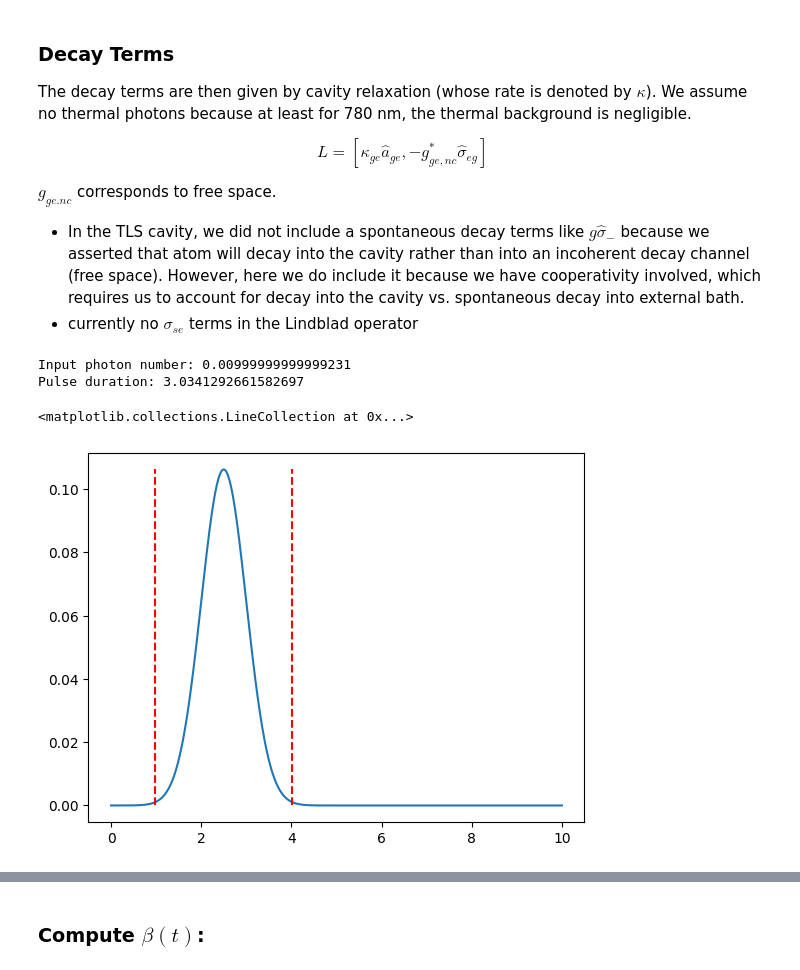
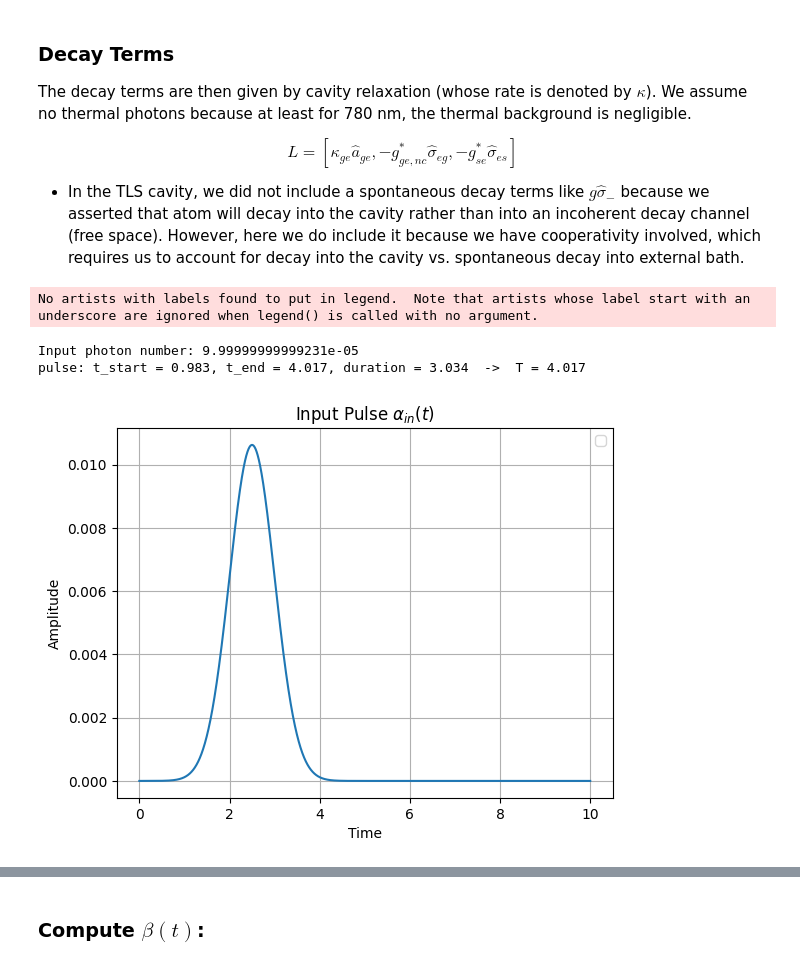
Before and after one commit to brianac687/rbq, a Jupyter notebook: 3LS/three_level_one_cavity.ipynb, the cells around one changed output, grey strips where cells are left out. Cells and saved outputs as stored; diff of their text form; code cells hidden in the pictures.

```diff
--- a/3LS/three_level_one_cavity.ipynb
+++ b/3LS/three_level_one_cavity.ipynb
@@ -89,10 +123,6 @@ $$ H = (\kappa_{ge} \alpha_{in}(t) \hat{a}^\dagger_{ge} + h.c.) + (g_{se}\beta(t
 ### Decay Terms
 The decay terms are then given by cavity relaxation (whose rate is denoted by $\kappa$). We assume no thermal photons because at least for 780 nm, the thermal background is negligible.
 
-$$ L = [\kappa_{ge} \hat{a}_{ge},  -{g_{ge,nc}^*}\hat{\sigma}_{eg}] $$
-
-
-$g_{ge.nc}$ corresponds to free space.
+$$ L = [\kappa_{ge} \hat{a}_{ge},  -{g_{ge,nc}^*}\hat{\sigma}_{eg}, -g_{se}^* \hat{\sigma}_{es}] $$
 
 - In the TLS cavity, we did not include a spontaneous decay terms like $g\hat{\sigma}_-$ because we asserted that atom will decay into the cavity rather than into an incoherent decay channel (free space). However, here we do include it because we have cooperativity involved, which requires us to account for decay into the cavity vs. spontaneous decay into external bath.
-- currently no $\sigma_{se}$ terms in the Lindblad operator
@@ -120,41 +130,72 @@ sig_sg_full = tensor(qeye(N_cav), sigma_sg)
 # Simulation Parameters
 time_final = 10 # total simulation time
 N = 8000 # number of time steps
 
 # Input Signal Parameters
 mu, sigma = 2.5, 0.5 # defined for a Gaussian input pulse
 
 # Returned area-normalized Gaussian
 def gaussian(mu, sigma, t):
     return np.sqrt(1/(sigma*np.sqrt(np.pi))) * np.exp(-((t-mu)**2) / (2*sigma**2))
 
+amp = 0.01
 ### INPUT COHERENT STATE
 def alpha_in(t):
-    amp = 0.1 # small amplitude
+    # n_in = amp^2
+    #   amp = 0.1   -> n_in = 1e-2, eta = 0.9836 (0.65% loss)
+    #   amp = 0.01  -> n_in = 1e-4, eta = 0.98997
+    #   amp = 0.001 -> n_in = 1e-6, eta = 0.99004  <- ceiling is 0.990099
+
+    #return 0.3*amp*(gaussian(mu, sigma, t)) + 0.7*amp*gaussian(mu, sigma, t)*np.sin(t-mu)
+
     return amp*(gaussian(mu, sigma, t))
+
+def alpha_in_orthogonal(t):
+    return amp*gaussian(mu, sigma, t)*np.sin(t-mu)   # orthogonal to the original Gaussian
+
+def alpha_in_superposition(t):
+    return 0.5*alpha_in(t) + 0.5*alpha_in_orthogonal(t)
+
 
 time = np.linspace(0, time_final, N)
 alpha = alpha_in(time) # input signal
+
 input_photon_number = integrate.simps(alpha**2, time)
 print("Input photon number:", input_photon_number)
 
 def get_pulse_duration(alpha_in, time, threshold=0.01):
+    """(t_start, t_end, duration) of the region where |alpha_in| exceeds `threshold` of its max."""
     max_amplitude = np.max(np.abs(alpha_in(time)))
-    significant_indices = np.where(np.abs(alpha_in(time)) > threshold * max_amplitude)[0]
+    significant_indices = np.where(np.abs(alpha_in(time)) > threshold*max_amplitude)[0]
     if len(significant_indices) == 0:
-        return 0, 0
+        return 0, 0, 0
     t_start = time[significant_indices[0]]
     t_end = time[significant_indices[-1]]
     duration = t_end - t_start
-
     return t_start, t_end, duration
 
-t_start, t_end, T = get_pulse_duration(alpha_in, time) # T = pulse duration
-print('Pulse duration:', T)
+t_start, t_end, duration = get_pulse_duration(alpha_in, time)
+
+# T is the END of the control window as an ABSOLUTE time -- the upper limit of
+# h(t,T) = int_t^T |beta|^2 -- NOT the pulse duration. This is funcs_3LS's convention for `T`.
+# Feeding the duration (3.03) in here truncates the Stark phase while the pulse is still on and
+# costs ~0.1% in efficiency. What the cut-off really has to satisfy is that the cumulative input
+# energy is essentially complete at T: the phase left unaccounted for at the cut-off is
+#     Delta*h(T)/c ~ (Delta/(2*gamma*(1+C))) * (1 - F(T)/n_in),
+# and the 1%-amplitude threshold leaves 1 - F(t_end)/n_in = 9e-6, i.e. 3e-5 rad. Negligible:
+# pushing T from t_end out to time_final moves eta_s by 2e-11.(Claude)
+T = t_end
+print(f'pulse: t_start = {t_start:.3f}, t_end = {t_end:.3f}, duration = {duration:.3f}  ->  T = {T:.3f}')
 plt.plot(time, alpha_in(time))
-plt.vlines([t_start, t_end], 0, max(alpha), color='red', linestyle='--', label='Pulse Duration')
+#plt.vlines([t_start, t_end], 0, max(alpha), color='red', linestyle='--', label='Pulse Duration')
+plt.grid()
+plt.xlabel('Time')
+plt.ylabel('Amplitude')
+plt.title(r'Input Pulse $\alpha_{in}(t)$')
+plt.legend()
+plt.show()
 # %% [output]
-Input photon number: 0.00999999999999231
-Pulse duration: 3.0341292661582697
+No artists with labels found to put in legend.  Note that artists whose label start with an underscore are ignored when legend() is called with no argument.
-<matplotlib.collections.LineCollection at 0x...>
+Input photon number: 9.99999999999231e-05
+pulse: t_start = 0.983, t_end = 4.017, duration = 3.034  ->  T = 4.017
-[figure, old version]
+[figure, new version]
```
Also changed, not shown: parts of 25 cells of this notebook, 16 other files.
